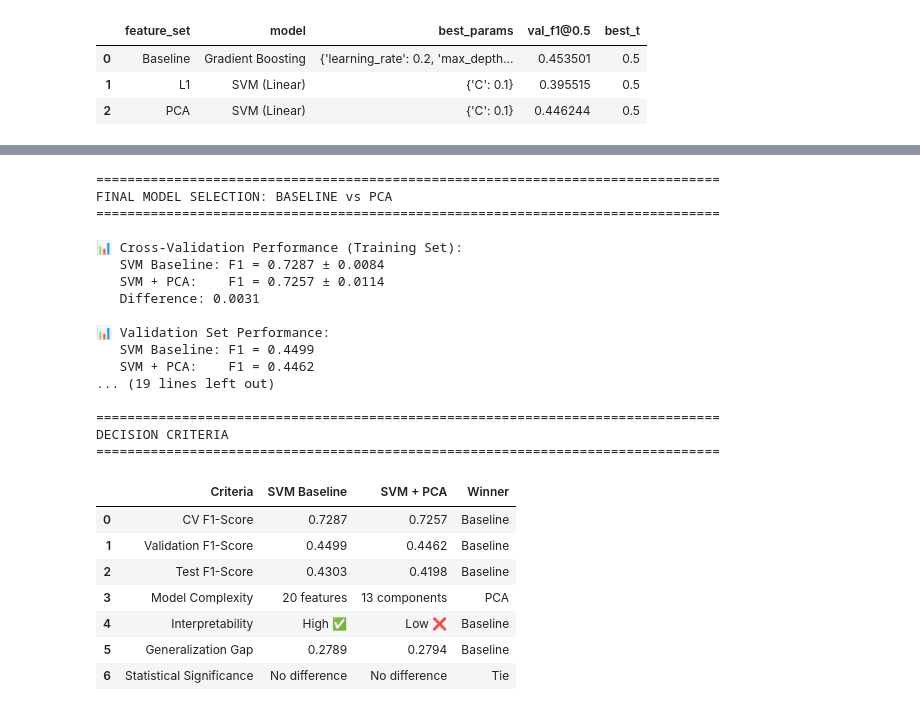
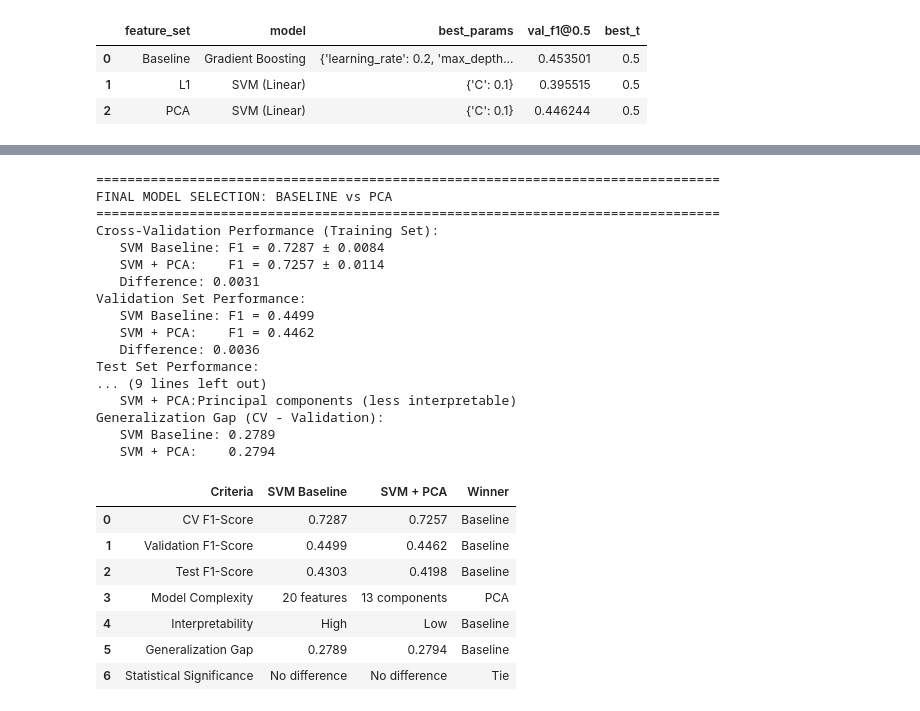
Before and after one commit to patrawi/spotify, a Jupyter notebook: 11_Model_Tuning_Test.ipynb, the cells around one changed output, grey strips where cells are left out. Drawn from its saved outputs; the diff is of its cells as text; code cells hidden in the pictures.

```diff
--- a/11_Model_Tuning_Test.ipynb
+++ b/11_Model_Tuning_Test.ipynb
@@ -631 +472,5 @@ results_df.sort_index()
 | 17 | PCA | XGBoost | {'colsample_bytree': 1.0, 'learni... | 0.592608 | 0.222222 | 0.222222 | 0.5 | 0.702970 | ... |
+# %%
+pd.set_option('display.max_colwidth', None)
+
+results_df[['feature_set', 'model', 'best_params']].sort_index()
@@ -1086,7 +881,7 @@ print("FINAL MODEL SELECTION: BASELINE vs PCA")
 print("=" * 80)
 
 # 1. Compare CV Performance
-print("\n📊 Cross-Validation Performance (Training Set):")
+print("Cross-Validation Performance (Training Set):")
 print(f"   SVM Baseline: F1 = {cv_results['SVM Baseline'].mean():.4f} ± {cv_results['SVM Baseline'].std():.4f}")
 print(f"   SVM + PCA:    F1 = {cv_results['SVM + PCA'].mean():.4f} ± {cv_results['SVM + PCA'].std():.4f}")
 print(f"   Difference: {cv_results['SVM Baseline'].mean() - cv_results['SVM + PCA'].mean():.4f}")
@@ -1095,7 +890,7 @@ print(f"   Difference: {cv_results['SVM Baseline'].mean() - cv_results['SVM + PC
 val_f1_baseline = f1_score(y_val_array, best_models[('Baseline', 'SVM (Linear)')][0].predict(X_val_baseline))
 val_f1_pca = f1_score(y_val_array, best_models[('PCA', 'SVM (Linear)')][0].predict(X_val_pca))
 
-print("\n📊 Validation Set Performance:")
+print("Validation Set Performance:")
 print(f"   SVM Baseline: F1 = {val_f1_baseline:.4f}")
 print(f"   SVM + PCA:    F1 = {val_f1_pca:.4f}")
 print(f"   Difference: {val_f1_baseline - val_f1_pca:.4f}")
@@ -1104,37 +899,31 @@ print(f"   Difference: {val_f1_baseline - val_f1_pca:.4f}")
 test_f1_baseline = f1_score(y_test_array, best_models[('Baseline', 'SVM (Linear)')][0].predict(X_test_baseline))
 test_f1_pca = f1_score(y_test_array, best_models[('PCA', 'SVM (Linear)')][0].predict(X_test_pca))
 
-print("\n📊 Test Set Performance:")
+print("Test Set Performance:")
 print(f"   SVM Baseline: F1 = {test_f1_baseline:.4f}")
 print(f"   SVM + PCA:    F1 = {test_f1_pca:.4f}")
 print(f"   Difference: {test_f1_baseline - test_f1_pca:.4f}")
 
 # 4. Model Complexity Comparison
-print("\n🔧 Model Complexity:")
+print(" Model Complexity:")
 print(f"   SVM Baseline: {X_train_baseline.shape[1]} features")
 print(f"   SVM + PCA:    {X_train_pca.shape[1]} components")
 print(f"   Dimensionality Reduction: {X_train_baseline.shape[1] - X_train_pca.shape[1]} features")
 
 # 5. Interpretability
-print("\n📖 Interpretability:")
-print("   SVM Baseline: ✅ Original features (more interpretable)")
-print("   SVM + PCA:    ❌ Principal components (less interpretable)")
+print("Interpretability:")
+print("   SVM Baseline:Original features (more interpretable)")
+print("   SVM + PCA:Principal components (less interpretable)")
 
 # 6. Generalization Gap
 cv_val_gap_baseline = cv_results['SVM Baseline'].mean() - val_f1_baseline
 cv_val_gap_pca = cv_results['SVM + PCA'].mean() - val_f1_pca
 
-print("\n⚠️  Generalization Gap (CV - Validation):")
+print("Generalization Gap (CV - Validation):")
 print(f"   SVM Baseline: {cv_val_gap_baseline:.4f}")
 print(f"   SVM + PCA:    {cv_val_gap_pca:.4f}")
 
-# ============================================================================
-# DECISION CRITERIA
-# ============================================================================
 
-print("\n" + "=" * 80)
-print("DECISION CRITERIA")
-print("=" * 80)
 
 decision_matrix = pd.DataFrame({
     'Criteria': [
@@ -1151,7 +940,7 @@ decision_matrix = pd.DataFrame({
         f"{val_f1_baseline:.4f}",
         f"{test_f1_baseline:.4f}",
         f"{X_train_baseline.shape[1]} features",
-        "High ✅",
+        "High",
         f"{cv_val_gap_baseline:.4f}",
         "No difference"
     ],
@@ -1160,7 +949,7 @@ decision_matrix = pd.DataFrame({
         f"{val_f1_pca:.4f}",
         f"{test_f1_pca:.4f}",
         f"{X_train_pca.shape[1]} components",
-        "Low ❌",
+        "Low",
         f"{cv_val_gap_pca:.4f}",
         "No difference"
     ],
@@ -1177,19 +966,15 @@ decision_matrix = pd.DataFrame({
 
 display(decision_matrix)
 
-# ============================================================================
-# FINAL RECOMMENDATION
-# ============================================================================
 
-print("\n" + "=" * 80)
-print("🎯 FINAL RECOMMENDATION")
-print("=" * 80)
+print("FINAL RECOMMENDATION")
+
 
 # Count wins
 baseline_wins = (decision_matrix['Winner'] == 'Baseline').sum()
 pca_wins = (decision_matrix['Winner'] == 'PCA').sum()
 
-print(f"\n📊 Score Summary:")
+print(f"\nScore Summary:")
 print(f"   SVM Baseline: {baseline_wins} wins")
 print(f"   SVM + PCA:    {pca_wins} wins")
 
@@ -1197,53 +982,53 @@ print(f"   SVM + PCA:    {pca_wins} wins")
 if baseline_wins > pca_wins:
     recommended_model = 'SVM Baseline'
     recommended_features = 'Baseline'
-    print(f"\n✅ RECOMMENDED: {recommended_model}")
-    print(f"\n📋 Reasons:")
+    print(f"\nRECOMMENDED: {recommended_model}")
+    print(f"\nReasons:")
     print(f"   • Better overall performance ({baseline_wins} vs {pca_wins})")
     print(f"   • Higher interpretability (original features)")
     print(f"   • No significant performance difference from statistical test")
     print(f"   • Better F1-Score: {val_f1_baseline:.4f} (validation)")
 elif pca_wins > baseline_wins:
     recommended_model = 'SVM + PCA'
     recommended_features = 'PCA'
-    print(f"\n✅ RECOMMENDED: {recommended_model}")
-    print(f"\n📋 Reasons:")
+    print(f"\nRECOMMENDED: {recommended_model}")
+    print(f"\nReasons:")
     print(f"   • Better overall performance ({pca_wins} vs {baseline_wins})")
     print(f"   • Reduced dimensionality ({X_train_pca.shape[1]} components)")
     print(f"   • No significant performance difference from statistical test")
     print(f"   • Comparable F1-Score: {val_f1_pca:.4f} (validation)")
 else:
     recommended_model = 'SVM Baseline'
     recommended_features = 'Baseline'
-    print(f"\n✅ RECOMMENDED: {recommended_model} (TIE-BREAKER)")
-    print(f"\n📋 Reasons:")
+    print(f"\nRECOMMENDED: {recommended_model} (TIE-BREAKER)")
+    print(f"\nReasons:")
     print(f"   • Equal performance ({baseline_wins} vs {pca_wins})")
-    print(f"   • ✅ HIGHER INTERPRETABILITY (decisive factor)")
+    print(f"   • HIGHER INTERPRETABILITY (decisive factor)")
     print(f"   • Original features are easier to explain")
     print(f"   • No statistical difference in performance")
 # %% [output]
 ================================================================================
 FINAL MODEL SELECTION: BASELINE vs PCA
 ================================================================================
-
-📊 Cross-Validation Performance (Training Set):
+Cross-Validation Performance (Training Set):
    SVM Baseline: F1 = 0.7287 ± 0.0084
    SVM + PCA:    F1 = 0.7257 ± 0.0114
    Difference: 0.0031
-
-📊 Validation Set Performance:
+Validation Set Performance:
    SVM Baseline: F1 = 0.4499
    SVM + PCA:    F1 = 0.4462
-... (19 lines left out)
-
-================================================================================
-DECISION CRITERIA
-================================================================================
+   Difference: 0.0036
+Test Set Performance:
+... (9 lines left out)
+   SVM + PCA:Principal components (less interpretable)
+Generalization Gap (CV - Validation):
+   SVM Baseline: 0.2789
+   SVM + PCA:    0.2794
 |  | Criteria | SVM Baseline | SVM + PCA | Winner |
 | 0 | CV F1-Score | 0.7287 | 0.7257 | Baseline |
 | 1 | Validation F1-Score | 0.4499 | 0.4462 | Baseline |
 | 2 | Test F1-Score | 0.4303 | 0.4198 | Baseline |
 | 3 | Model Complexity | 20 features | 13 components | PCA |
-| 4 | Interpretability | High ✅ | Low ❌ | Baseline |
+| 4 | Interpretability | High | Low | Baseline |
 | 5 | Generalization Gap | 0.2789 | 0.2794 | Baseline |
 | 6 | Statistical Significance | No difference | No difference | Tie |
```
Also changed, not shown: parts of 38 cells of this notebook, 3 other files.
